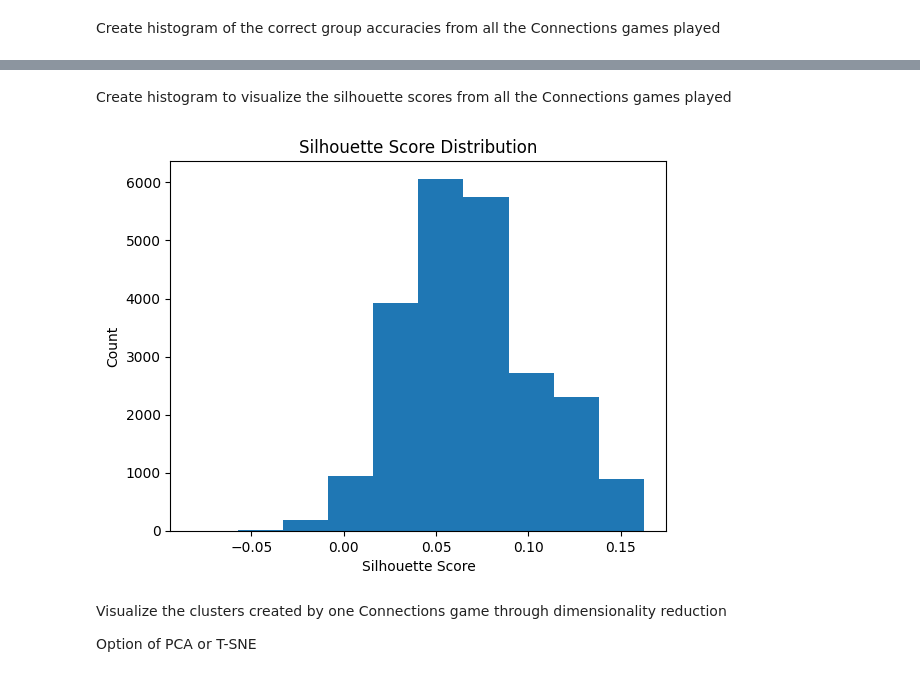
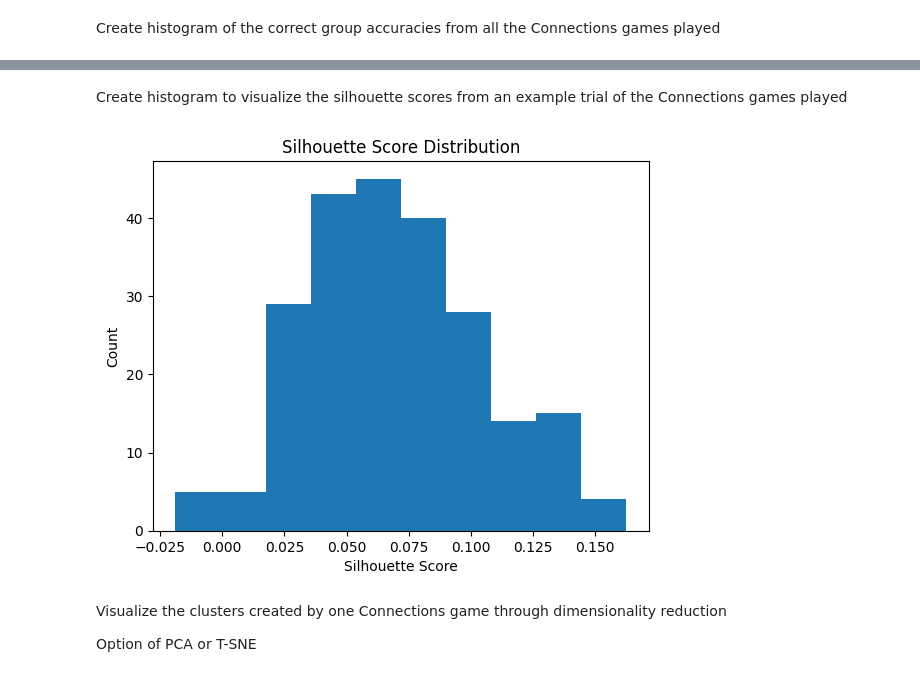
Before and after one commit to BenjaminHinchliff/CSC480-nyt-connections, a Jupyter notebook: glove.ipynb, the cells around one changed output, grey strips where cells are left out. Saved outputs shown, nothing was run; the diff lists cells and outputs as text; code cells hidden in the pictures.

```diff
--- a/glove.ipynb
+++ b/glove.ipynb
@@ -156,2 +166,2 @@ visualize_group_prediction_accuracy(counts.mean(axis=0), y_err)
 # %% [markdown]
-Create histogram to visualize the silhouette scores from all the Connections games played
+Create histogram to visualize the silhouette scores from an example trial of the Connections games played
@@ -160,14 +168,14 @@ silhouette_scores = np.array([metrics["silhouette_score"] for metrics in all_met
 # %%
 def visualize_silhouette_score(scores):
     plt.hist(scores)
     plt.title("Silhouette Score Distribution")
     plt.xlabel("Silhouette Score")
     plt.ylabel("Count")
     plt.savefig('./visualizations/glove-silhouette-scores.png')
 
-visualize_silhouette_score(silhouette_scores)
+visualize_silhouette_score(all_metrics[0]["silhouette_score"])
 # %% [output]
-[figure, old version]
+[figure, new version]
 # %% [markdown]
 Visualize the clusters created by one Connections game through dimensionality reduction
 
```
Also changed, not shown: parts of 15 cells of this notebook, 6 other files.
